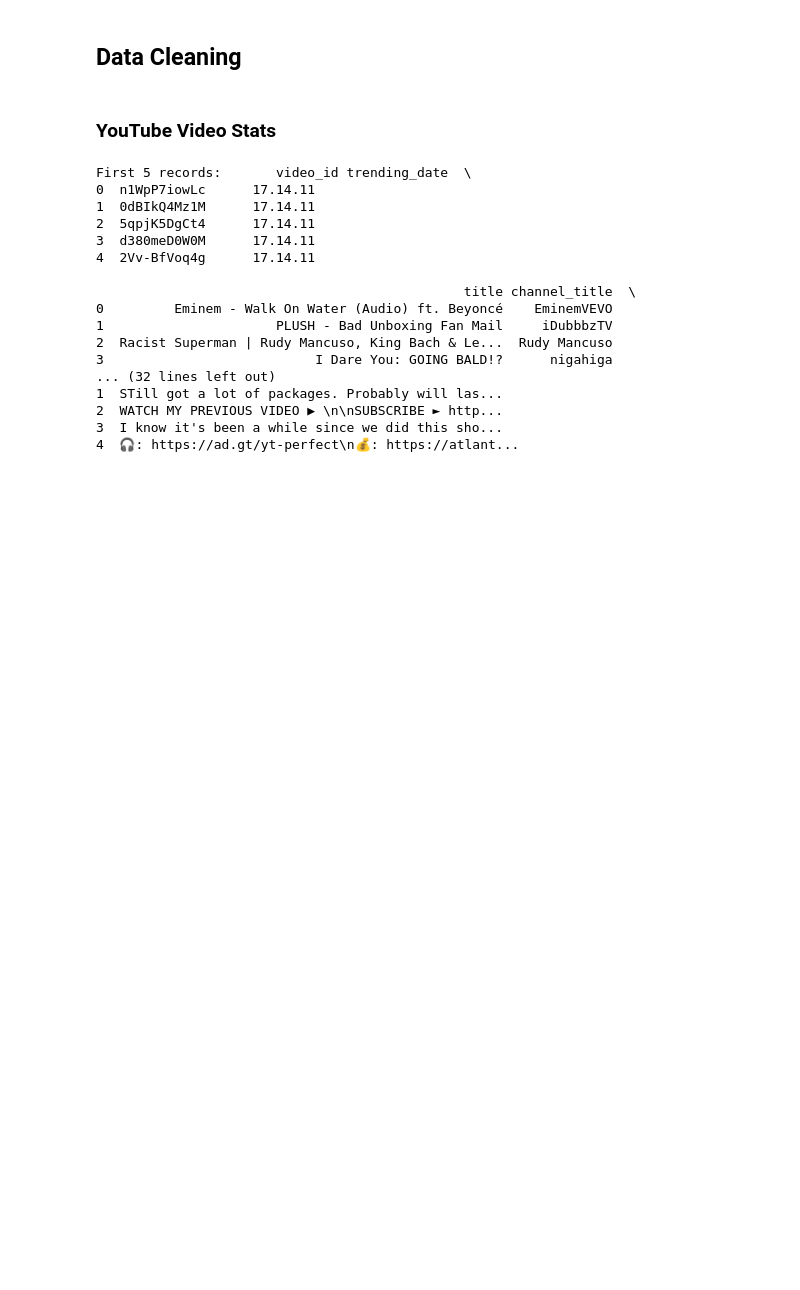
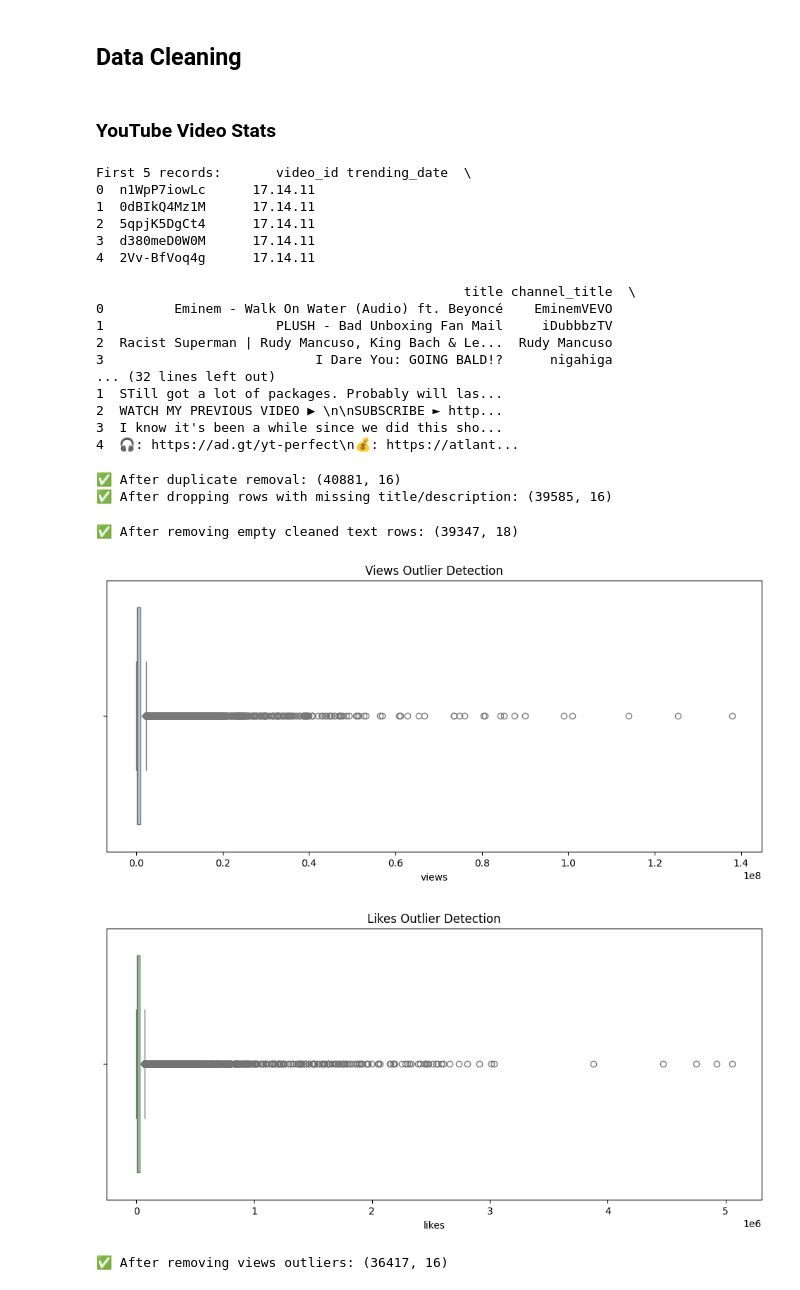
Before and after one commit to DEVang0876/Oasis, a Jupyter notebook: week2/Data Cleaning/youtube_video_stat.ipynb, the cells around one changed output. Saved outputs shown, nothing was run; the diff lists cells and outputs as text; code cells hidden in the pictures; blank space fills up the shorter version.

```diff
--- a/week2/Data Cleaning/youtube_video_stat.ipynb
+++ b/week2/Data Cleaning/youtube_video_stat.ipynb
@@ -37,3 +41,60 @@ First 5 records:       video_id trending_date  \
 2  WATCH MY PREVIOUS VIDEO ▶ \n\nSUBSCRIBE ► http...
 3  I know it's been a while since we did this sho...
 4  🎧: https://ad.gt/yt-perfect\n💰: https://atlant...
+# %%
+# Drop full duplicate rows
+df = df.drop_duplicates()
+print("✅ After duplicate removal:", df.shape)
+
+# Drop rows with missing critical text fields
+df = df.dropna(subset=["title", "description"])
+print("✅ After dropping rows with missing title/description:", df.shape)
+# %% [output]
+✅ After duplicate removal: (40881, 16)
+✅ After dropping rows with missing title/description: (39585, 16)
+# %%
+import re
+
+# Define a basic set of English stopwords
+stop = set([
+    "the", "and", "is", "in", "to", "of", "a", "for", "on", "with", "as", "by", "at", "an", "be", "this", "that", "it", "from", "or"
+])
+
+def clean_text(text):
+    text = str(text).lower()
+    text = re.sub(r"http\S+|www\S+|@\w+|#[\w_]+", " ", text)       # URLs, mentions, hashtags
+    text = re.sub(r"[^a-z\s]", "", text)                           # Remove punctuation, numbers
+    text = re.sub(r"\s+", " ", text).strip()                       # Remove extra whitespace
+    return " ".join([word for word in text.split() if word not in stop])
+
+# Clean title and description separately
+df["clean_title"] = df["title"].apply(clean_text)
+df["clean_description"] = df["description"].apply(clean_text)
+
+# Remove rows where both title and description are empty
+df = df[(df["clean_title"].str.strip() != "") | (df["clean_description"].str.strip() != "")]
+print("✅ After removing empty cleaned text rows:", df.shape)
+# %% [output]
+✅ After removing empty cleaned text rows: (39347, 18)
+# %%
+# Visualize views and likes
+plt.figure(figsize=(12,5))
+sns.boxplot(x=df["views"], color='lightblue')
+plt.title("Views Outlier Detection")
+plt.show()
+
+plt.figure(figsize=(12,5))
+sns.boxplot(x=df["likes"], color='lightgreen')
+plt.title("Likes Outlier Detection")
+plt.show()
+
+# Outlier filtering using IQR for views
+Q1 = df["views"].quantile(0.25)
+Q3 = df["views"].quantile(0.75)
+IQR = Q3 - Q1
+df = df[(df["views"] >= Q1 - 1.5 * IQR) & (df["views"] <= Q3 + 1.5 * IQR)]
+print("✅ After removing views outliers:", df.shape)
+# %% [output]
+[figure, added]
+[figure, added]
+✅ After removing views outliers: (36417, 16)
```
Also changed, not shown: parts of 2 cells of this notebook, 1 other file.
